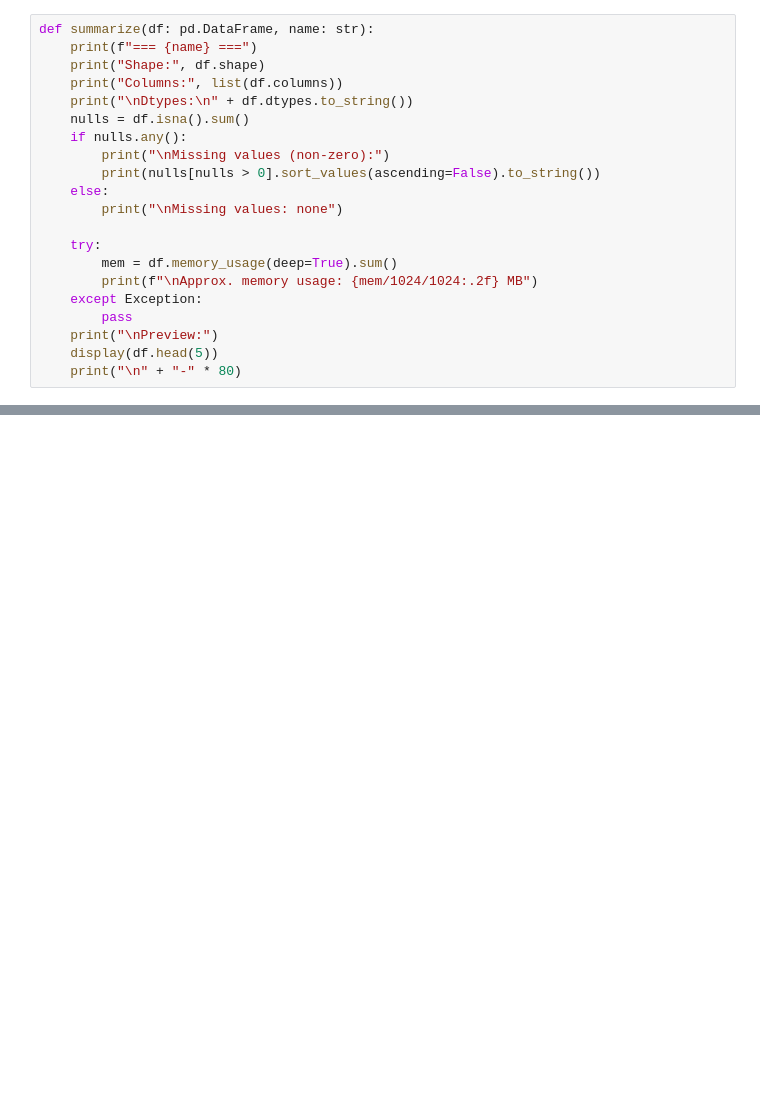
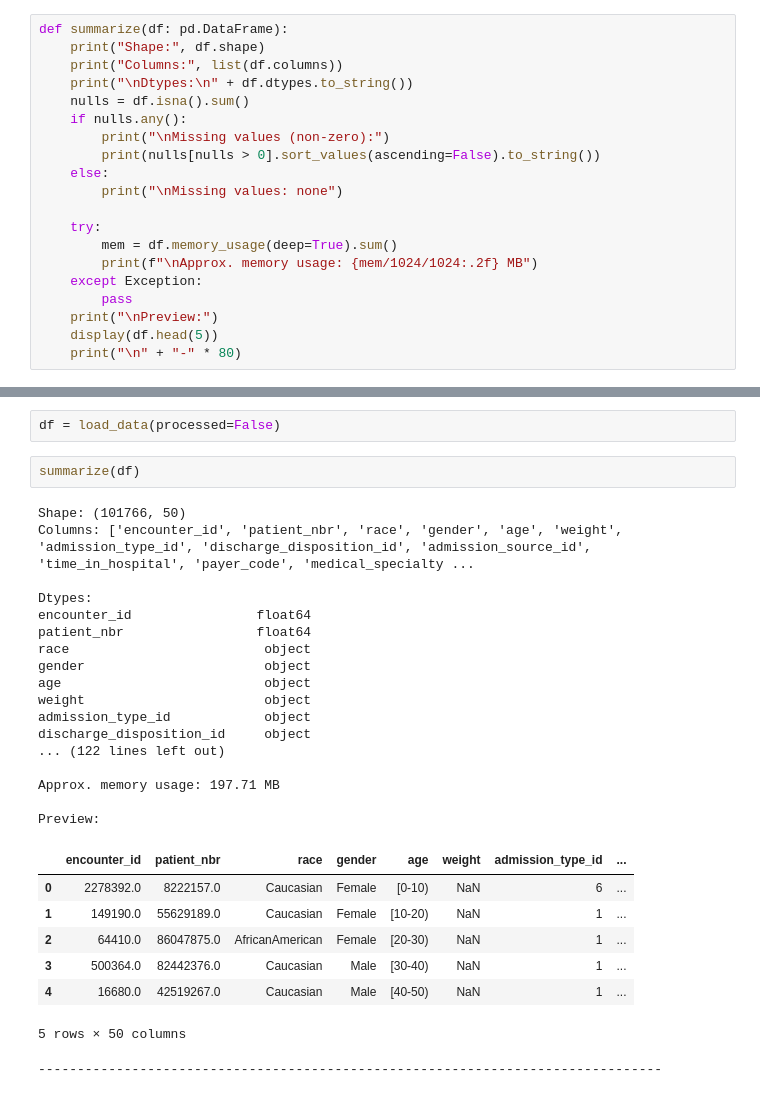
Before and after one commit to mayeen/Utility_and_privacy_research_using_GAN_and_LLM, a Jupyter notebook: thesis/data_analysis.ipynb, the cells around one changed output, grey strips where cells are left out. Drawn from its saved outputs; the diff is of its cells as text; blank space fills up the shorter version.

```diff
--- a/thesis/data_analysis.ipynb
+++ b/thesis/data_analysis.ipynb
@@ -8,6 +19,5 @@ import seaborn as sns
 # %%
-def summarize(df: pd.DataFrame, name: str):
-    print(f"=== {name} ===")
+def summarize(df: pd.DataFrame):
     print("Shape:", df.shape)
     print("Columns:", list(df.columns))
     print("\nDtypes:\n" + df.dtypes.to_string())
@@ -38,0 +49,30 @@ ids_df = pd.read_csv(path_ids, na_values=["?"])
+# %%
+df = load_data(processed=False)
+# %%
+summarize(df)
+# %% [output]
+Shape: (101766, 50)
+Columns: ['encounter_id', 'patient_nbr', 'race', 'gender', 'age', 'weight', 'admission_type_id', 'discharge_disposition_id', 'admission_source_id', 'time_in_hospital', 'payer_code', 'medical_specialty ...
+
+Dtypes:
+encounter_id                float64
+patient_nbr                 float64
+race                         object
+gender                       object
+age                          object
+weight                       object
+admission_type_id            object
+discharge_disposition_id     object
+... (122 lines left out)
+
+Approx. memory usage: 197.71 MB
+
+Preview:
+|  | encounter_id | patient_nbr | race | gender | age | weight | admission_type_id | ... |
+| 0 | 2278392.0 | 8222157.0 | Caucasian | Female | [0-10) | NaN | 6 | ... |
+| 1 | 149190.0 | 55629189.0 | Caucasian | Female | [10-20) | NaN | 1 | ... |
+| 2 | 64410.0 | 86047875.0 | AfricanAmerican | Female | [20-30) | NaN | 1 | ... |
+| 3 | 500364.0 | 82442376.0 | Caucasian | Male | [30-40) | NaN | 1 | ... |
+| 4 | 16680.0 | 42519267.0 | Caucasian | Male | [40-50) | NaN | 1 | ... |
+5 rows × 50 columns
+--------------------------------------------------------------------------------
```
Also changed, not shown: parts of 19 cells of this notebook, 8 other files.
